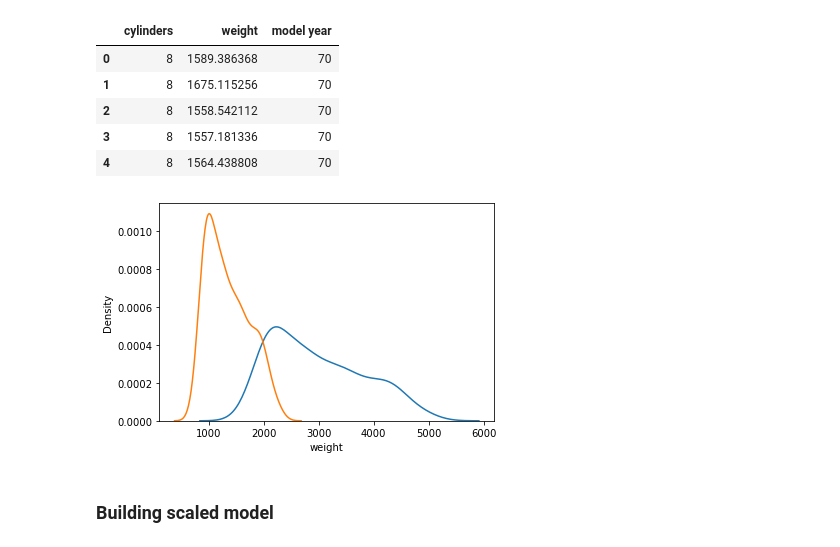
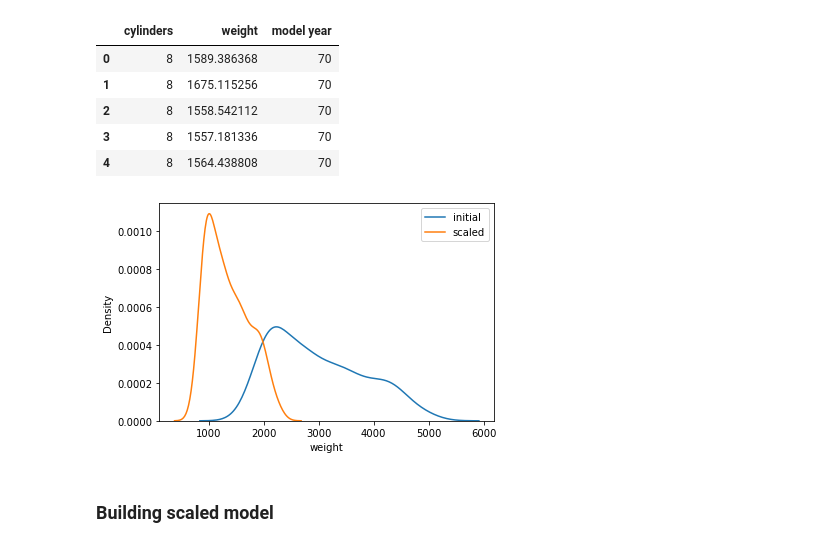
Before and after one commit to GraceMwende/PHASE_3-MS_DS, a Jupyter notebook: Classwork/scaling.ipynb, the cells around one changed output. Cells and saved outputs as stored; diff of their text form; code cells hidden in the pictures.

```diff
--- a/Classwork/scaling.ipynb
+++ b/Classwork/scaling.ipynb
@@ -108,12 +112,12 @@ X_metric.head()
 | 3 | 8 | 1557.181336 | 70 |
 | 4 | 8 | 1564.438808 | 70 |
 # %%
-sns.kdeplot(data=X,x="weight")
-sns.kdeplot(data=X_metric,x="weight")
-
+sns.kdeplot(data=X,x="weight",label='initial')
+sns.kdeplot(data=X_metric,x="weight",label='scaled')
+plt.legend()
 plt.show()
 # %% [output]
-[figure, old version]
+[figure, new version]
 # %% [markdown]
 ### Building scaled model
 # %%
```
Also changed, not shown: parts of 1 cell of this notebook, 5 other files.
